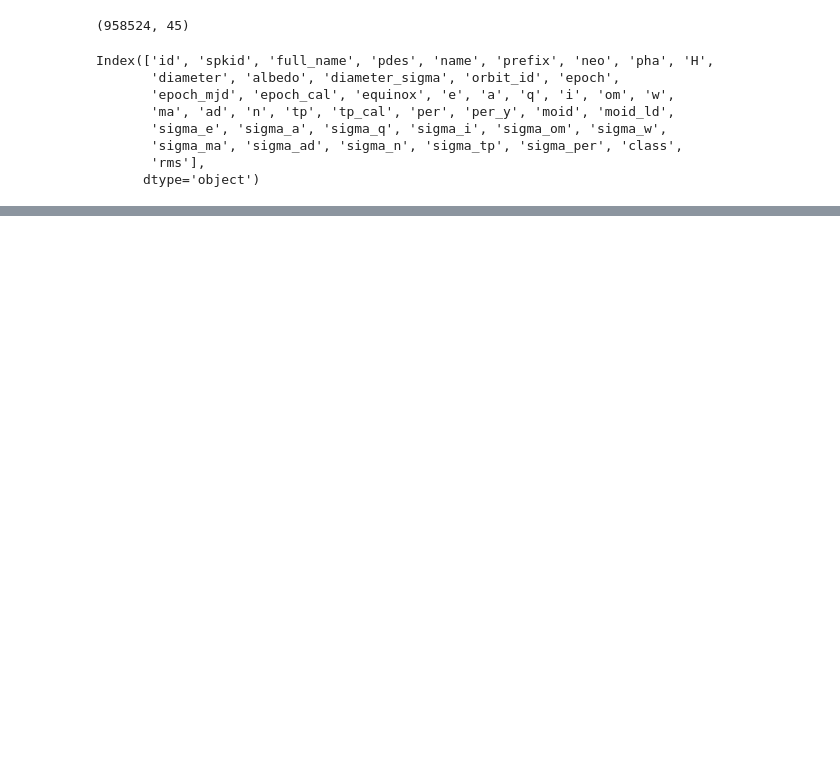
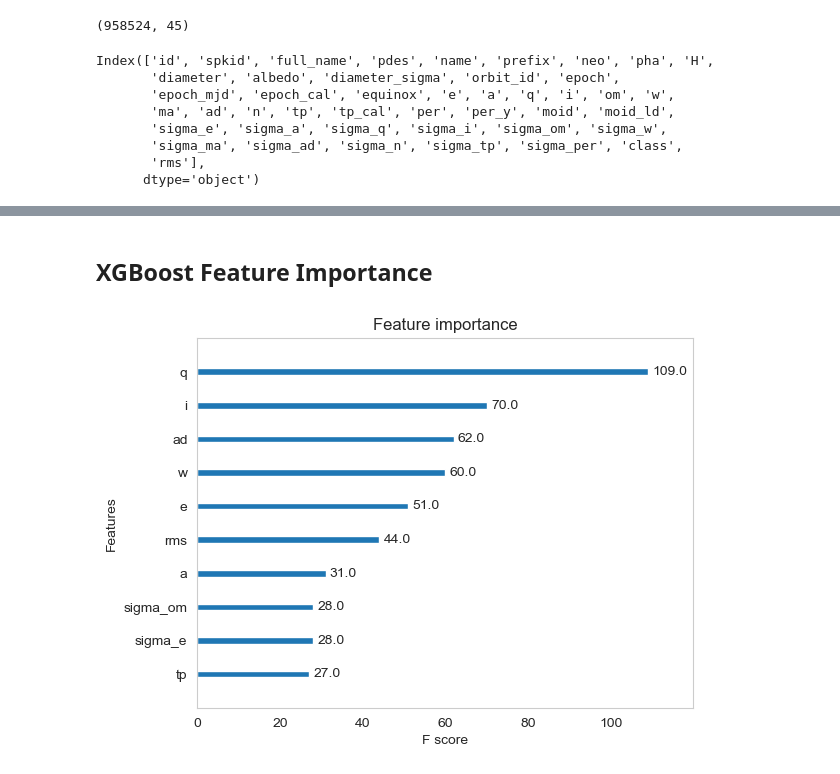
Before and after one commit to a-gantzia/Hazardous_Asteroid_Prediction, a Jupyter notebook: Hazardous_Asteroid_Prediction.ipynb, the cells around one changed output, grey strips where cells are left out. Saved outputs shown, nothing was run; the diff lists cells and outputs as text; code cells hidden in the pictures; blank space fills up the shorter version.

```diff
--- a/Hazardous_Asteroid_Prediction.ipynb
+++ b/Hazardous_Asteroid_Prediction.ipynb
@@ -166,3 +184,3 @@ sns.countplot(x=df['neo'])
 # %%
-X = df.drop('pha', axis=1)
-y = df['pha']
+X = df_bal.drop('pha', axis=1)
+y = df_bal['pha']
@@ -192,0 +187,12 @@ weighted avg       1.00      1.00      1.00    186467
+# %%
+sc = MinMaxScaler((-1, 1))
+# saving column names
+scaled_columns = X.columns
+X_scaled = pd.DataFrame(sc.fit_transform(X))
+# re-naming column names of X_train back to original
+X_scaled.columns = scaled_columns
+# %%
+X_train, X_test, y_train, y_test = train_test_split(X_scaled,
+                                                    y,
+                                                    test_size=0.25,
+                                                    random_state=42)
@@ -192,0 +224,8 @@ weighted avg       1.00      1.00      1.00    186467
+# %%
+xgb = XGBClassifier(use_label_encoder=False,
+                    eval_metric = 'logloss',
+                    n_estimators = 100,
+                    learning_rate = 0.2)
+xgb.fit(X_train, y_train.ravel())
+y_pred = xgb.predict(X_test).astype(int)
+report = prediction_metrics(y_pred, 'XGB Classifier')
@@ -192,0 +322,9 @@ weighted avg       1.00      1.00      1.00    186467
+# %% [markdown]
+## XGBoost Feature Importance
+# %%
+ax = plot_importance(xgb, max_num_features=10)
+fig = ax.figure
+ax.grid(False)
+fig.savefig('xgboost.png', figsize=(10, 8), dpi=500)
+# %% [output]
+[figure, added]
```
Also changed, not shown: parts of 42 cells of this notebook, 2 other files.
